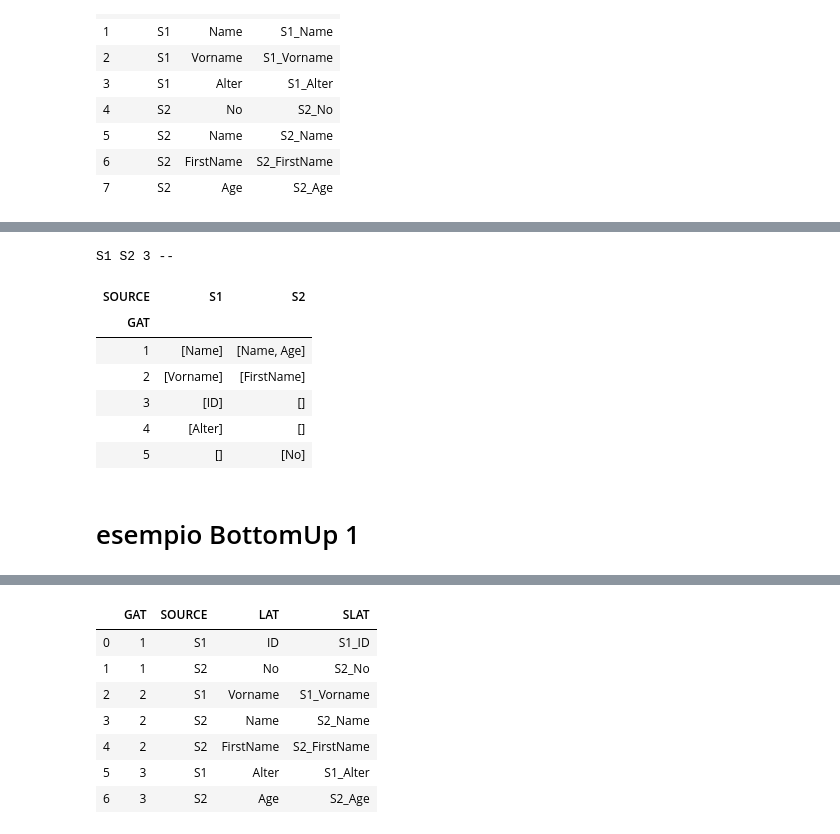
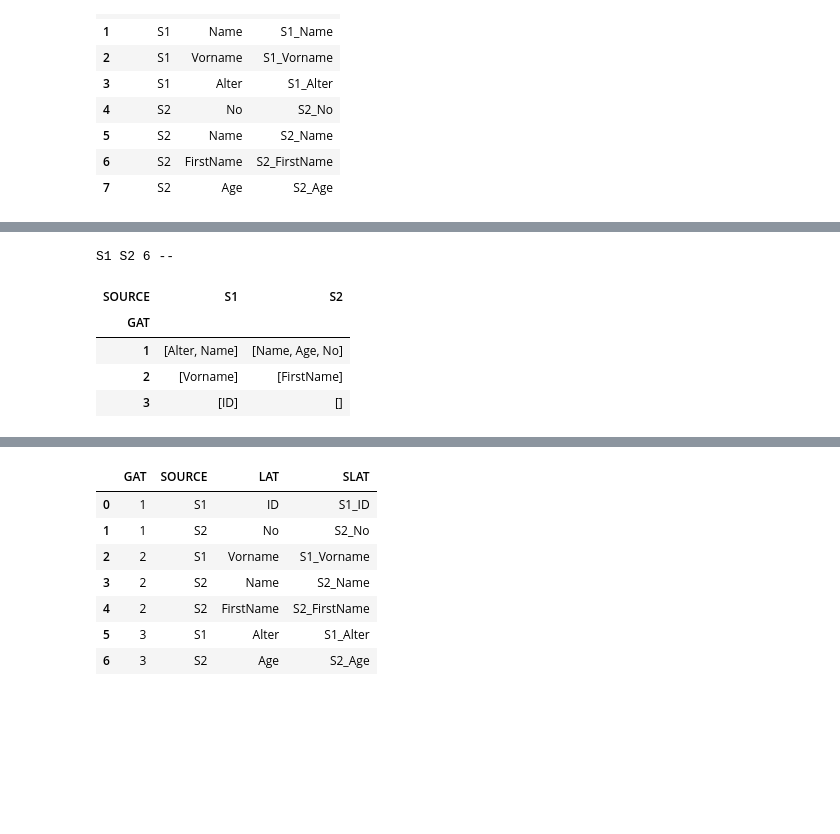
Before and after one commit to imbimboluciano/uniMORE, a Jupyter notebook: Master/BusinessIntelligence/Lab/dataintegration/SchemaIntegration.ipynb, the cells around one changed output, grey strips where cells are left out. Saved outputs shown, nothing was run; the diff lists cells and outputs as text; code cells hidden in the pictures; blank space fills up the shorter version.

```diff
--- a/Master/BusinessIntelligence/Lab/dataintegration/SchemaIntegration.ipynb
+++ b/Master/BusinessIntelligence/Lab/dataintegration/SchemaIntegration.ipynb
@@ -706,8 +706,8 @@ MatchTable_Bizer
 def CalcoloMatchingTable(TableL:pd.DataFrame,TableR:pd.DataFrame):
 
 # Matching Methods: Qui si definiscono i Base Matcher da utilizzare; se ne possono aggiungere altri
-        #SimTableA = levenshtein_label_based_similarity(TableL, TableR)
-        SimTableA = jaro_label_based_similarity(TableL, TableR)
+        SimTableA = levenshtein_label_based_similarity(TableL, TableR)
+        #SimTableA = jaro_label_based_similarity(TableL, TableR)
         #SimTableC=value_overlap_simjoin_jaccard(TableL, TableR, 0.5)
 
 # Combined Approaches: qui si definisce il combiner; se ne possono aggiungere altri
@@ -1194,13 +1182,13 @@ def CalcoloMatchingTable(TableL:pd.DataFrame,TableR:pd.DataFrame):
 # Matching Methods: Qui si definiscono i Base Matcher da utilizzare; se ne possono aggiungere altri
         SimTableA = levenshtein_label_based_similarity(TableL, TableR)
         SimTableB = jaro_label_based_similarity(TableL, TableR)
-        #SimTableB = value_overlap_sim(GlobalSchema, Sources[y])
+        # SimTableB = value_overlap_sim(GlobalSchema, Sources[y])
         # SimTableC=value_overlap_simjoin_jaccard(TableL, TableR, 0.5)
 
 # Combined Approaches: qui si definisce il combiner; se ne possono aggiungere altri
-        # SimTable = avg_sim_table([SimTableA,SimTableB,SimTableC])
-        # SimTable = min_sim_table([SimTableA,SimTableB,SimTableC])
-        SimTable = max_sim_table([SimTableA,SimTableB])
+        #SimTable = avg_sim_table([SimTableA,SimTableB])
+        SimTable = min_sim_table([SimTableA,SimTableB])
+        #SimTable = max_sim_table([SimTableA,SimTableB])
 
         # Weighted-sum
         #SimTable = Weighted_sum([SimTableA,SimTableB,SimTableC], [.3,.4,.3] )
@@ -1208,10 +1196,10 @@ def CalcoloMatchingTable(TableL:pd.DataFrame,TableR:pd.DataFrame):
 # Generating Correspondences: dalla tabella di similarità alle corrispondenze
 
 ### Local Single Attribute Strategies:
-        MatchTable= thresholding(SimTable, 0.4)
+        MatchTable= thresholding(SimTable, 0.1)
 
         #MatchTable = top_K(SimTable,1,'A')
-        MatchTable = top_K(MatchTable,1,'B')
+        #MatchTable = top_K(MatchTable,1,'B')
 
 
 ### Global Mapping (si usano solo questi due metodi)
@@ -1953,23 +1876,3 @@ generaLAT(SOURCES)['SLAT'].to_list()
  'S2_Name',
  'S2_FirstName',
  'S2_Age']
-# %%
-# ESEMPIO BIZER; essendo i dataframe vuoti uso solo label
-#
-def CalcoloMatchingTable(TableL:pd.DataFrame,TableR:pd.DataFrame):
-
-# Matching Methods:
-        SimTableA = levenshtein_label_based_similarity(TableL, TableR)
-        SimTableB = jaro_label_based_similarity(TableL, TableR)
-# Combined Approaches:
-        SimTable = max_sim_table([SimTableA,SimTableB])
-### Local Single Attribute Strategies:
-        MatchTable= thresholding(SimTable, 0.5)
-
-#        MatchTable = top_K(MatchTable,1,'A')
-        MatchTable = top_K(MatchTable,1,'B')
-
-        return MatchTable
-
-LMT_Bizer=CalcoloLocalMatchingTable(SOURCES)
-LMT_Bizer
@@ -2267,46 +2161,35 @@ def CalcoloMatchingTable(TableL:pd.DataFrame,TableR:pd.DataFrame):
         SimTableB = jaro_label_based_similarity(TableL, TableR)
         #SimTableB = value_overlap_sim(GlobalSchema, Sources[y])
         #SimTableC=value_overlap_simjoin_jaccard(TableL, TableR, 0.7)
 
 # Combined Approaches: qui si definisce il combiner; se ne possono aggiungere altri
         # SimTable = avg_sim_table([SimTableA,SimTableB,SimTableC])
         SimTable = avg_sim_table([SimTableA,SimTableB])
         # SimTable = max_sim_table([SimTableA,SimTableB,SimTableC])
 
         # Weighted-sum
         #SimTable = Weighted_sum([SimTableA,SimTableB,SimTableC], [.3,.4,.3] )
 
 
 # Generating Correspondences: dalla tabella di similarità alle corrispondenze
 
 ### Local Single Attribute Strategies:
-        MatchTable= thresholding(SimTable, 0.6)
+        MatchTable= thresholding(SimTable, 0.4) # >> soglia -> cluster piú piccoli
 
         #MatchTable = top_K(SimTable,2,'A')
         #MatchTable = top_K(MatchTable,2,'B')
 
 
 ### Global Mapping (si usano solo questi due metodi)
         #MatchTable = stable_marriage(MatchTable)
         # MatchTable = simmetric_best_match(MatchTable)
 
         return MatchTable
 SchemaIntegration(SOURCES)
 # %% [output]
-S1 S2 3 --
+S1 S2 6 --
 | SOURCE | S1 | S2 |
 | GAT |  |  |
-| 1 | [Name] | [Name, Age] |
+| 1 | [Alter, Name] | [Name, Age, No] |
 | 2 | [Vorname] | [FirstName] |
 | 3 | [ID] | [] |
-| 4 | [Alter] | [] |
-| 5 | [] | [No] |
-# %% [markdown]
-<a id="esempio-bottomup-1"></a>
-<a id="esempio-bottomup-1"></a>
-<a id="esempio-bottomup-1"></a>
-<a id="esempio-bottomup-1"></a>
-<a id="esempio-bottomup-1"></a>
-<a id="esempio-bottomup-1"></a>
-<a id="esempio-bottomup-1"></a>
-#  esempio BottomUp 1
```
Also changed, not shown: parts of 55 cells of this notebook, 19 other files.
